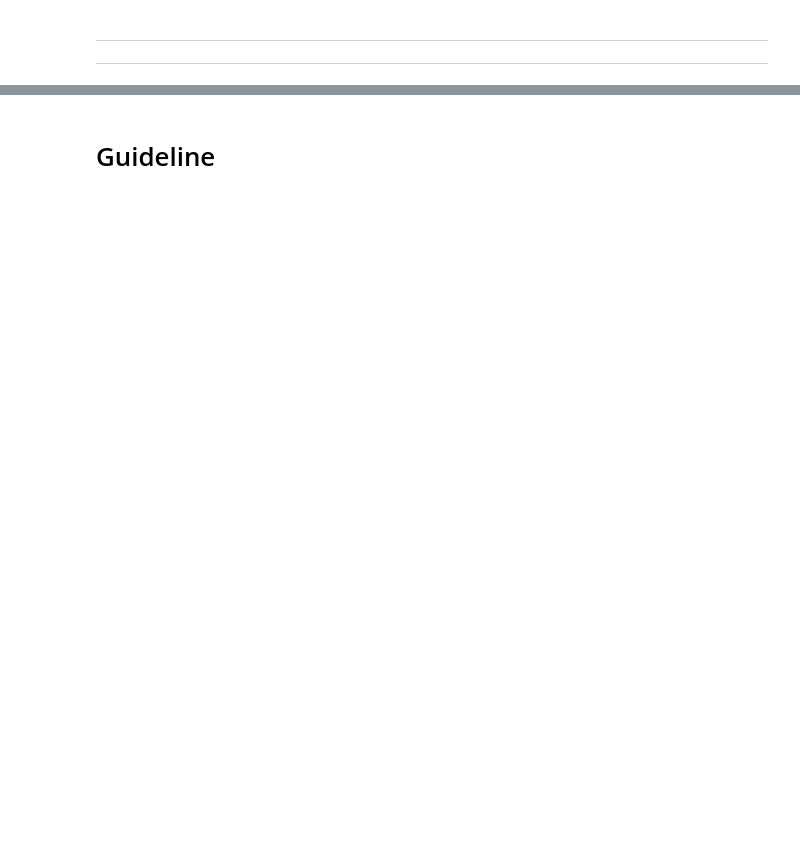
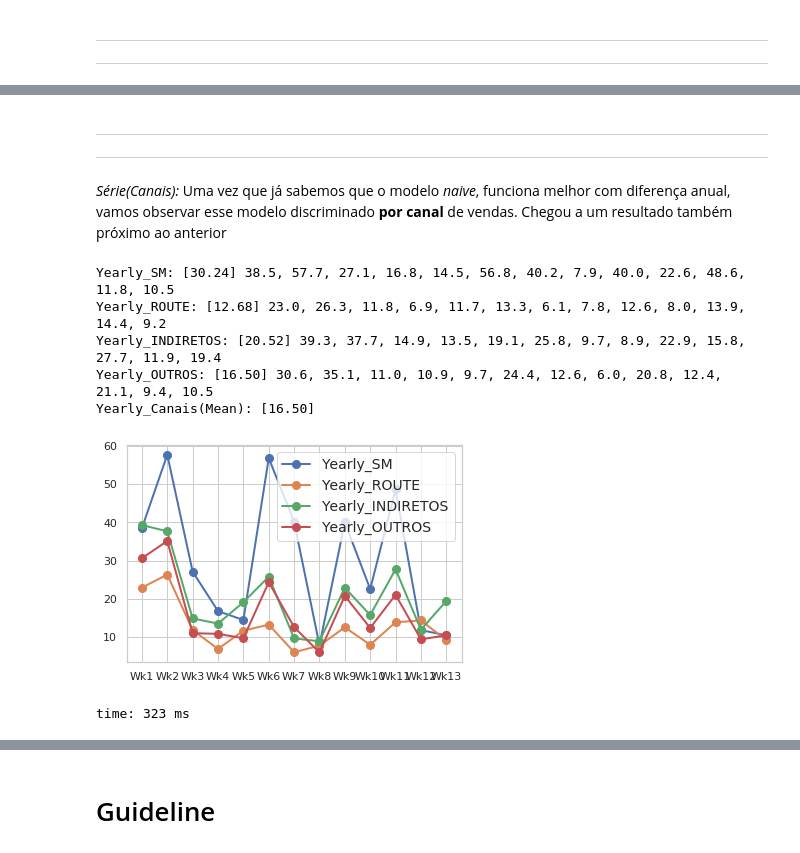
Before and after one commit to nbarbosa-git/Desafio-Cola-Cola-Sofazao, a Jupyter notebook: DesafioPeta_Sofazao.ipynb, the cells around one changed output, grey strips where cells are left out. Saved outputs shown, nothing was run; the diff lists cells and outputs as text; code cells hidden in the pictures; blank space fills up the shorter version.

```diff
--- a/DesafioPeta_Sofazao.ipynb
+++ b/DesafioPeta_Sofazao.ipynb
@@ -646,0 +765,21 @@ pandas.core.series.Series
+# %% [markdown]
+
+
+---
+
+
+
+---
+# %% [markdown]
+*Série(Canais):* Uma vez que já sabemos que o modelo *naive*, funciona melhor com diferença anual, vamos observar esse modelo discriminado **por canal** de vendas. Chegou a um resultado também próximo ao anterior
+# %%
+from multi_baseline_model import baseline_multi
+results['baseline_multi'] = baseline_multi(X)
+# %% [output]
+Yearly_SM: [30.24] 38.5, 57.7, 27.1, 16.8, 14.5, 56.8, 40.2, 7.9, 40.0, 22.6, 48.6, 11.8, 10.5
+Yearly_ROUTE: [12.68] 23.0, 26.3, 11.8, 6.9, 11.7, 13.3, 6.1, 7.8, 12.6, 8.0, 13.9, 14.4, 9.2
+Yearly_INDIRETOS: [20.52] 39.3, 37.7, 14.9, 13.5, 19.1, 25.8, 9.7, 8.9, 22.9, 15.8, 27.7, 11.9, 19.4
+Yearly_OUTROS: [16.50] 30.6, 35.1, 11.0, 10.9, 9.7, 24.4, 12.6, 6.0, 20.8, 12.4, 21.1, 9.4, 10.5
+Yearly_Canais(Mean): [16.50]
+[figure, added]
+time: 323 ms
```
Also changed, not shown: parts of 121 cells of this notebook.
